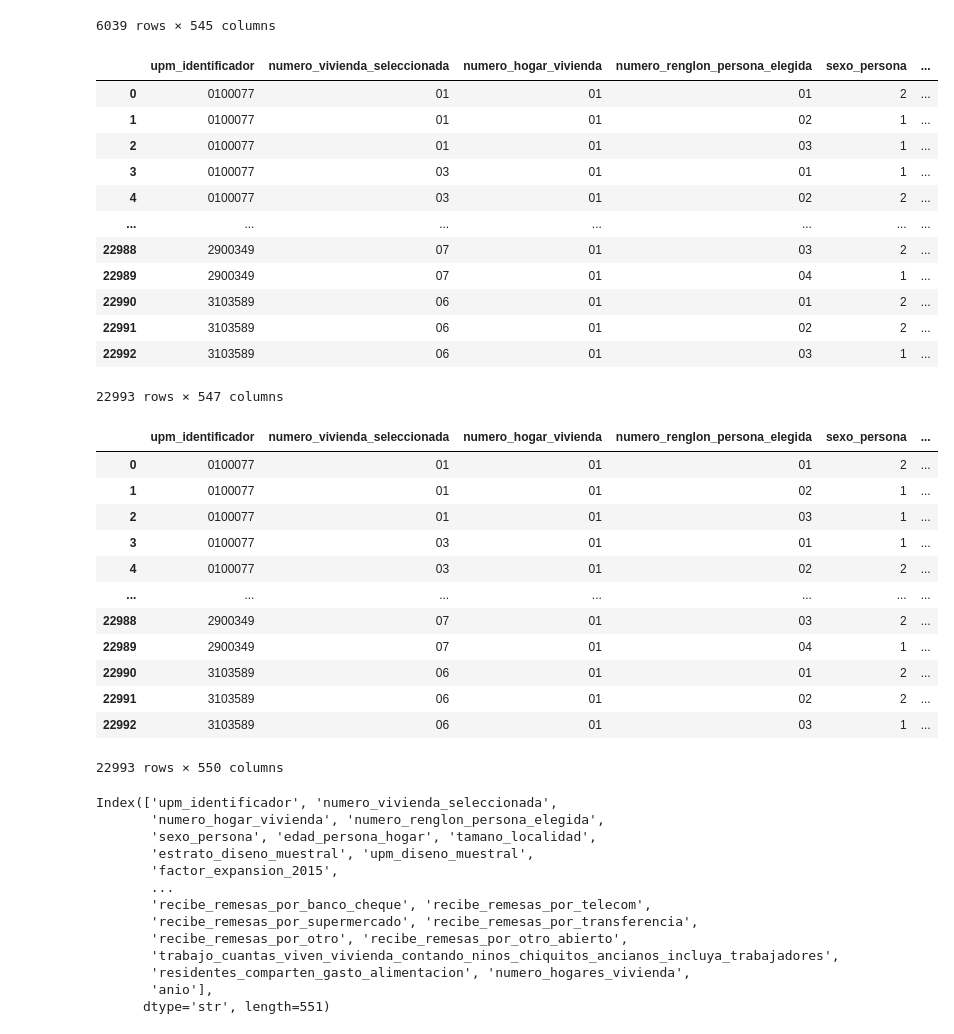
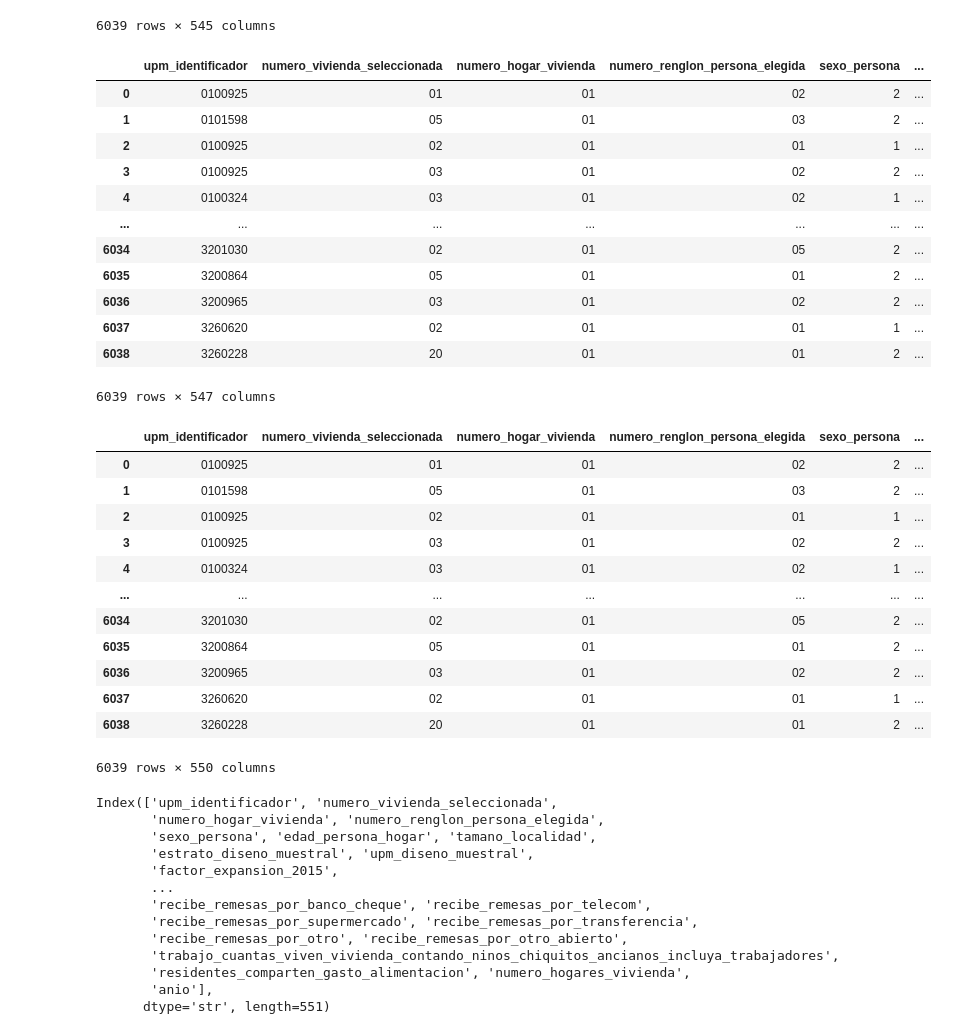
Before and after one commit to brau126/develop_data_science, a Jupyter notebook: Academic/Diplomado/Proyecto/Exploracion_TAD.ipynb, the cells around one changed output. Drawn from its saved outputs; the diff is of its cells as text; code cells hidden in the pictures.

```diff
--- a/Academic/Diplomado/Proyecto/Exploracion_TAD.ipynb
+++ b/Academic/Diplomado/Proyecto/Exploracion_TAD.ipynb
@@ -1874,36 +1945,36 @@ enif_2015_t3
 # %%
 # sdem con modulo3-modulo2-modulo1
 llaves = ['upm_identificador',
           'numero_vivienda_seleccionada',
           'numero_hogar_vivienda',
           'numero_renglon_persona_elegida'
           ]
 
 TSDEM_15 = TSDEM_15.rename(columns={'numero_renglon_persona':'numero_renglon_persona_elegida'})
 
 cols_dup = TSDEM_15.columns.intersection(enif_2015_t3.columns).difference(llaves)
 
 enif_2015_t4 = pd.merge(left=TSDEM_15,
                         right=enif_2015_t3.drop(columns=cols_dup),
-                        how='left',
+                        how='right',
                         on=llaves,
                         )
 
 enif_2015_t4
 # %% [output]
 |  | upm_identificador | numero_vivienda_seleccionada | numero_hogar_vivienda | numero_renglon_persona_elegida | sexo_persona | ... |
-| 0 | 0100077 | 01 | 01 | 01 | 2 | ... |
-| 1 | 0100077 | 01 | 01 | 02 | 1 | ... |
-| 2 | 0100077 | 01 | 01 | 03 | 1 | ... |
-| 3 | 0100077 | 03 | 01 | 01 | 1 | ... |
-| 4 | 0100077 | 03 | 01 | 02 | 2 | ... |
+| 0 | 0100925 | 01 | 01 | 02 | 2 | ... |
+| 1 | 0101598 | 05 | 01 | 03 | 2 | ... |
+| 2 | 0100925 | 02 | 01 | 01 | 1 | ... |
+| 3 | 0100925 | 03 | 01 | 02 | 2 | ... |
+| 4 | 0100324 | 03 | 01 | 02 | 1 | ... |
 | ... | ... | ... | ... | ... | ... | ... |
-| 22988 | 2900349 | 07 | 01 | 03 | 2 | ... |
-| 22989 | 2900349 | 07 | 01 | 04 | 1 | ... |
-| 22990 | 3103589 | 06 | 01 | 01 | 2 | ... |
-| 22991 | 3103589 | 06 | 01 | 02 | 2 | ... |
-| 22992 | 3103589 | 06 | 01 | 03 | 1 | ... |
+| 6034 | 3201030 | 02 | 01 | 05 | 2 | ... |
+| 6035 | 3200864 | 05 | 01 | 01 | 2 | ... |
+| 6036 | 3200965 | 03 | 01 | 02 | 2 | ... |
+| 6037 | 3260620 | 02 | 01 | 01 | 1 | ... |
+| 6038 | 3260228 | 20 | 01 | 01 | 2 | ... |
-22993 rows × 547 columns
+6039 rows × 547 columns
 # %%
 # vivienda con sdem-modulo3-modulo2-modulo1
 llaves = ['upm_identificador',
@@ -1921,18 +1992,18 @@ enif_2015_t5 = pd.merge(left=enif_2015_t4,
 enif_2015_t5
 # %% [output]
 |  | upm_identificador | numero_vivienda_seleccionada | numero_hogar_vivienda | numero_renglon_persona_elegida | sexo_persona | ... |
-| 0 | 0100077 | 01 | 01 | 01 | 2 | ... |
-| 1 | 0100077 | 01 | 01 | 02 | 1 | ... |
-| 2 | 0100077 | 01 | 01 | 03 | 1 | ... |
-| 3 | 0100077 | 03 | 01 | 01 | 1 | ... |
-| 4 | 0100077 | 03 | 01 | 02 | 2 | ... |
+| 0 | 0100925 | 01 | 01 | 02 | 2 | ... |
+| 1 | 0101598 | 05 | 01 | 03 | 2 | ... |
+| 2 | 0100925 | 02 | 01 | 01 | 1 | ... |
+| 3 | 0100925 | 03 | 01 | 02 | 2 | ... |
+| 4 | 0100324 | 03 | 01 | 02 | 1 | ... |
 | ... | ... | ... | ... | ... | ... | ... |
-| 22988 | 2900349 | 07 | 01 | 03 | 2 | ... |
-| 22989 | 2900349 | 07 | 01 | 04 | 1 | ... |
-| 22990 | 3103589 | 06 | 01 | 01 | 2 | ... |
-| 22991 | 3103589 | 06 | 01 | 02 | 2 | ... |
-| 22992 | 3103589 | 06 | 01 | 03 | 1 | ... |
+| 6034 | 3201030 | 02 | 01 | 05 | 2 | ... |
+| 6035 | 3200864 | 05 | 01 | 01 | 2 | ... |
+| 6036 | 3200965 | 03 | 01 | 02 | 2 | ... |
+| 6037 | 3260620 | 02 | 01 | 01 | 1 | ... |
+| 6038 | 3260228 | 20 | 01 | 01 | 2 | ... |
-22993 rows × 550 columns
+6039 rows × 550 columns
 # %%
 enif_2015_full = enif_2015_t5
 enif_2015_full['anio'] = '2015'
```
Also changed, not shown: parts of 31 cells of this notebook.
